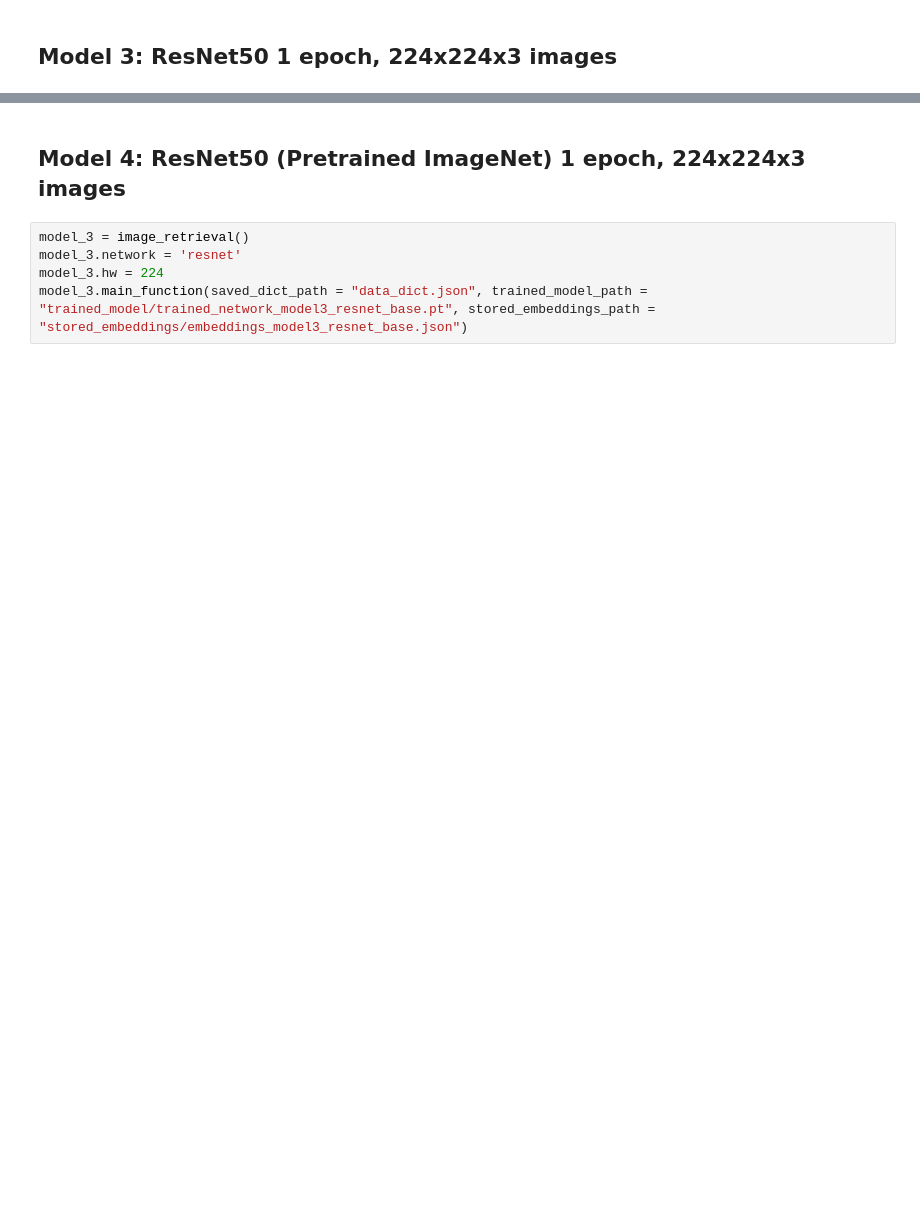
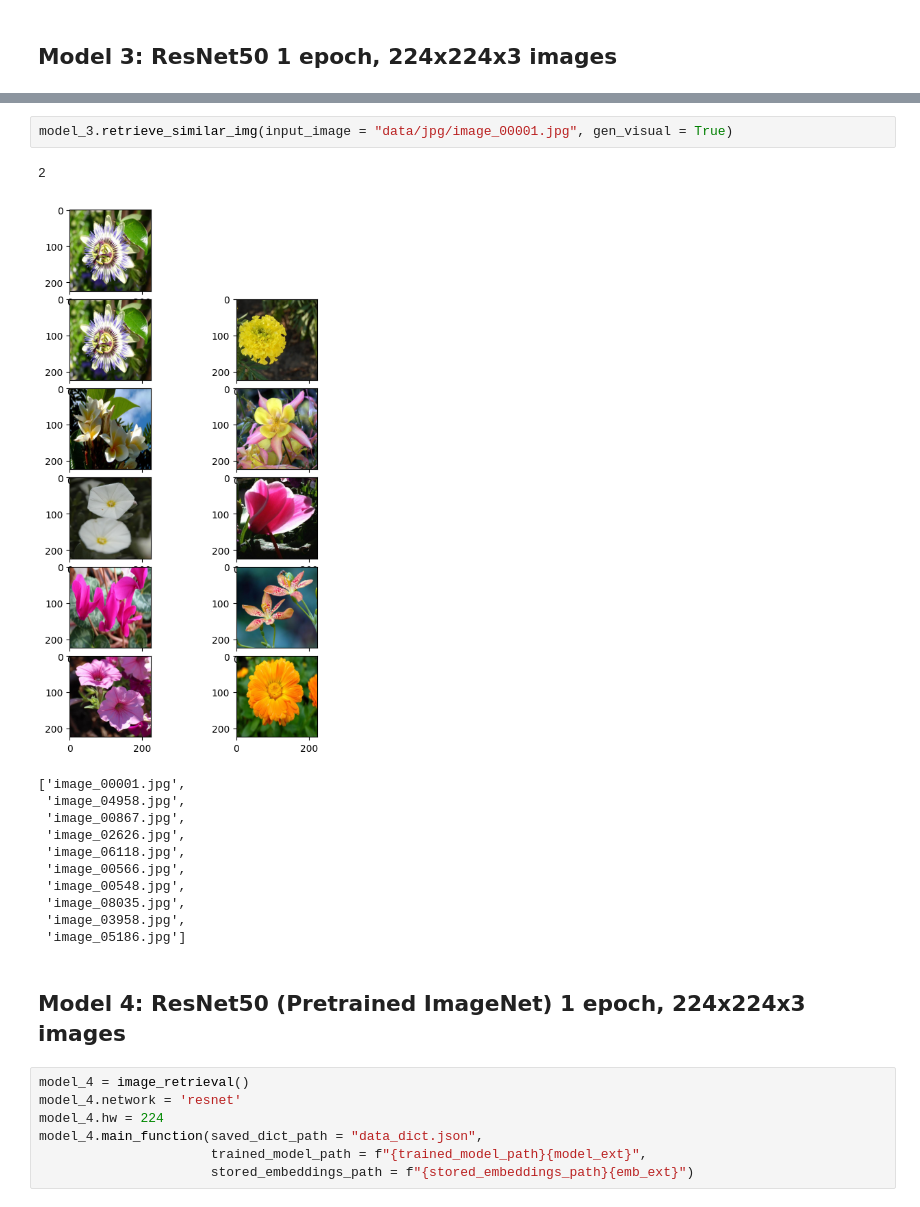
Before and after one commit to tappyness1/image_retrieval, a Jupyter notebook: final_report.ipynb, the cells around one changed output, grey strips where cells are left out. Cells and saved outputs as stored; diff of their text form; blank space fills up the shorter version.

```diff
--- a/final_report.ipynb
+++ b/final_report.ipynb
@@ -41,7 +138,24 @@ model_3.main_function(saved_dict_path = "data_dict.json", trained_model_path = "
+# %%
+model_3.retrieve_similar_img(input_image = "data/jpg/image_00001.jpg", gen_visual = True)
+# %% [output]
+2
+[figure, added]
+['image_00001.jpg',
+ 'image_04958.jpg',
+ 'image_00867.jpg',
+ 'image_02626.jpg',
+ 'image_06118.jpg',
+ 'image_00566.jpg',
+ 'image_00548.jpg',
+ 'image_08035.jpg',
+ 'image_03958.jpg',
+ 'image_05186.jpg']
 # %% [markdown]
 ## Model 4: ResNet50 (Pretrained ImageNet) 1 epoch, 224x224x3 images
 # %%
-model_3 = image_retrieval()
-model_3.network = 'resnet'
-model_3.hw = 224
-model_3.main_function(saved_dict_path = "data_dict.json", trained_model_path = "trained_model/trained_network_model3_resnet_base.pt", stored_embeddings_path = "stored_embeddings/embeddings_model3_resnet_base.json")
+model_4 = image_retrieval()
+model_4.network = 'resnet'
+model_4.hw = 224
+model_4.main_function(saved_dict_path = "data_dict.json",
+                      trained_model_path = f"{trained_model_path}{model_ext}",
+                      stored_embeddings_path = f"{stored_embeddings_path}{emb_ext}")
```
Also changed, not shown: parts of 16 cells of this notebook, 4 other files.
